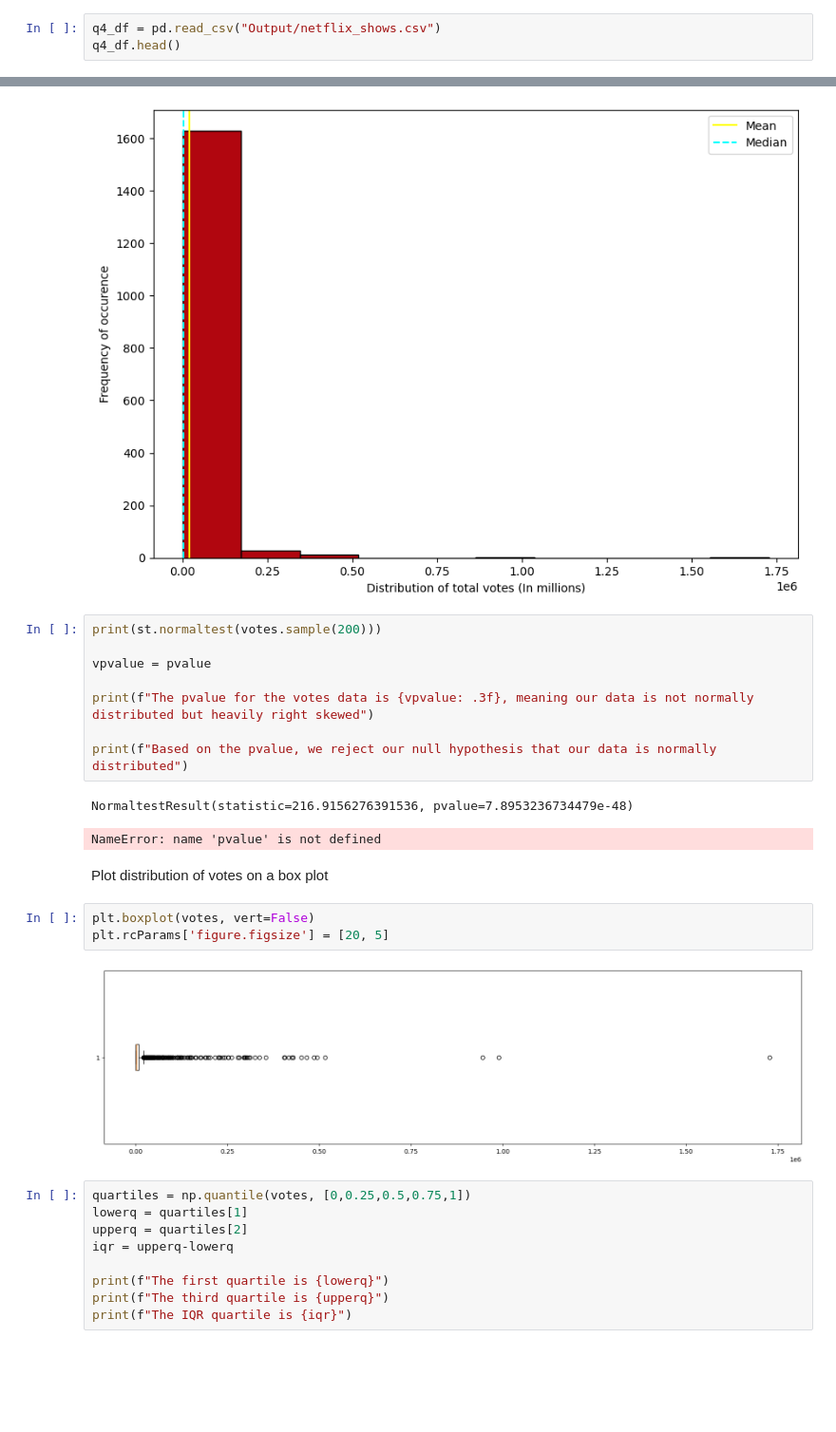
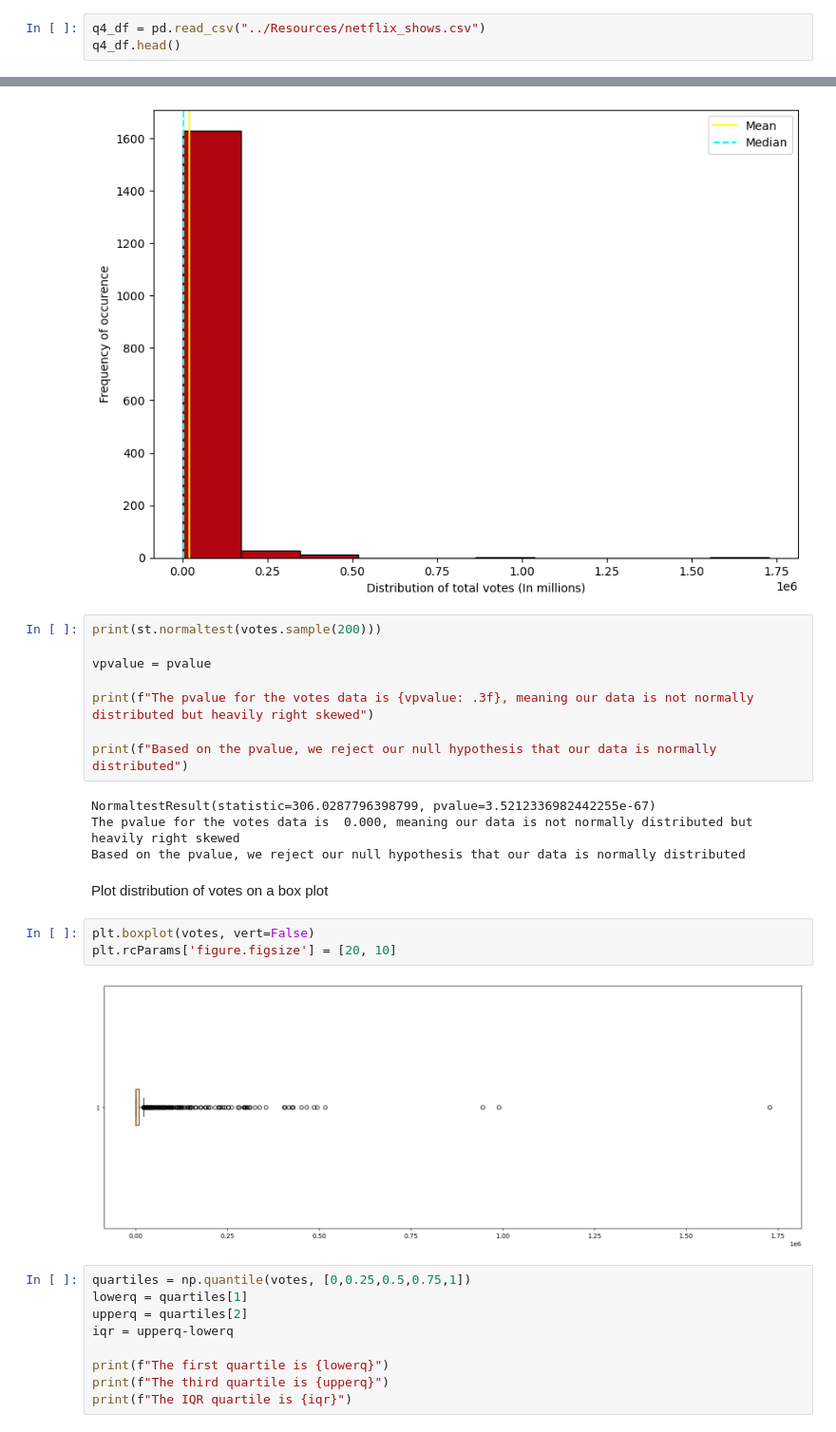
Before and after one commit to NidaB-C/NetflixEDA, a Jupyter notebook: Nida-Data/03_Imdb_Score_Votes_and_their_relationship.ipynb, the cells around one changed output, grey strips where cells are left out. Shown at 95% size. Drawn from its saved outputs; the diff is of its cells as text; blank space fills up the shorter version.

```diff
--- a/Nida-Data/03_Imdb_Score_Votes_and_their_relationship.ipynb
+++ b/Nida-Data/03_Imdb_Score_Votes_and_their_relationship.ipynb
@@ -9,7 +9,7 @@ import ast
 # %% [markdown]
 Use Pandas module to read cleaned CSV file
 # %%
-q4_df = pd.read_csv("Output/netflix_shows.csv")
+q4_df = pd.read_csv("../Resources/netflix_shows.csv")
 q4_df.head()
 # %% [output]
 |  | title | release_year | age_certification | runtime | language | genres | production_countries | seasons | ... |
@@ -68,15 +68,16 @@ print(f"The pvalue for the votes data is {vpvalue: .3f}, meaning our data is not
 
 print(f"Based on the pvalue, we reject our null hypothesis that our data is normally distributed")
 # %% [output]
-NormaltestResult(statistic=216.9156276391536, pvalue=7.8953236734479e-48)
+NormaltestResult(statistic=306.0287796398799, pvalue=3.5212336982442255e-67)
+The pvalue for the votes data is  0.000, meaning our data is not normally distributed but heavily right skewed
+Based on the pvalue, we reject our null hypothesis that our data is normally distributed
-NameError: name 'pvalue' is not defined
 # %% [markdown]
 Plot distribution of votes on a box plot
 # %%
 plt.boxplot(votes, vert=False)
-plt.rcParams['figure.figsize'] = [20, 5]
+plt.rcParams['figure.figsize'] = [20, 10]
 # %% [output]
-[figure, old version]
+[figure, new version]
 # %%
 quartiles = np.quantile(votes, [0,0.25,0.5,0.75,1])
 lowerq = quartiles[1]
```
Also changed, not shown: parts of 6 cells of this notebook.
